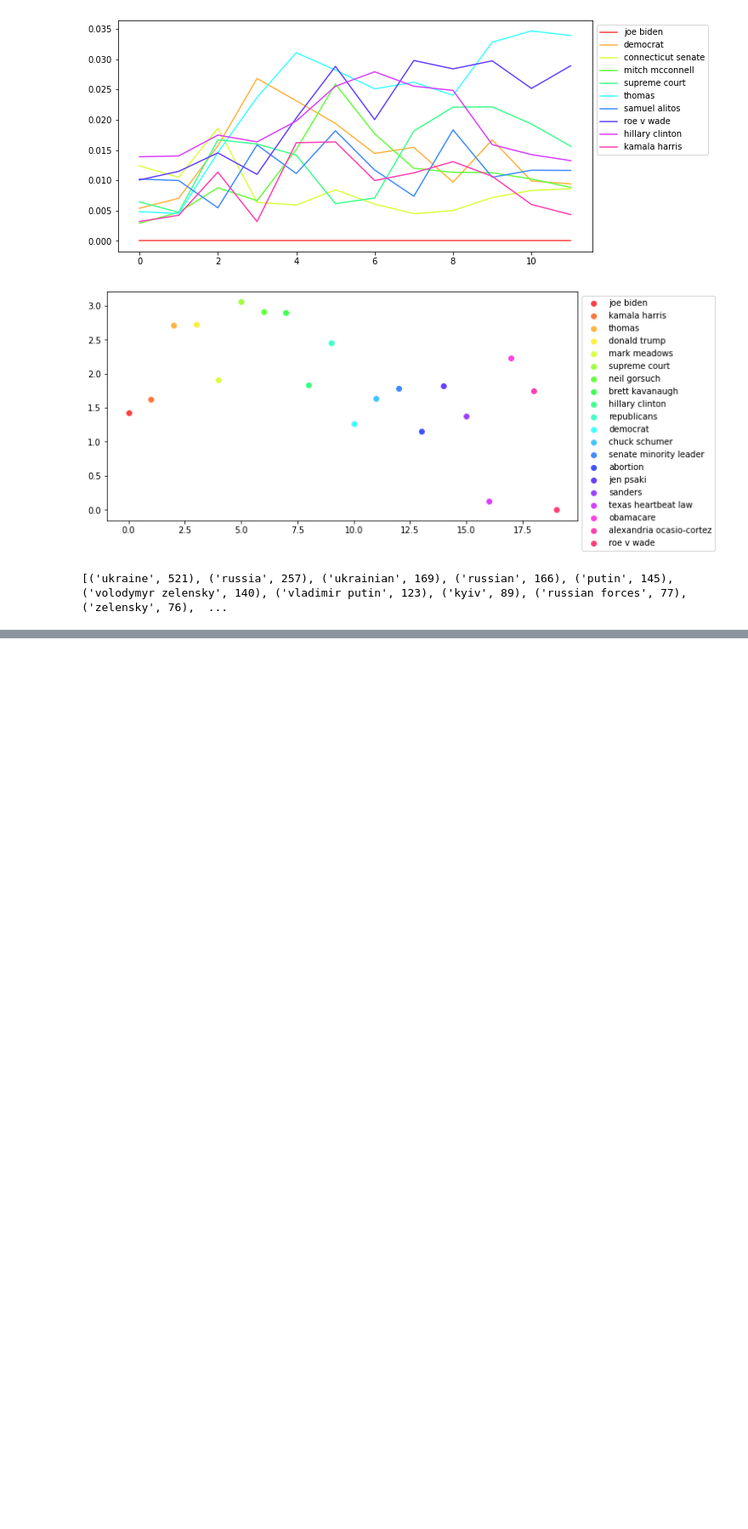
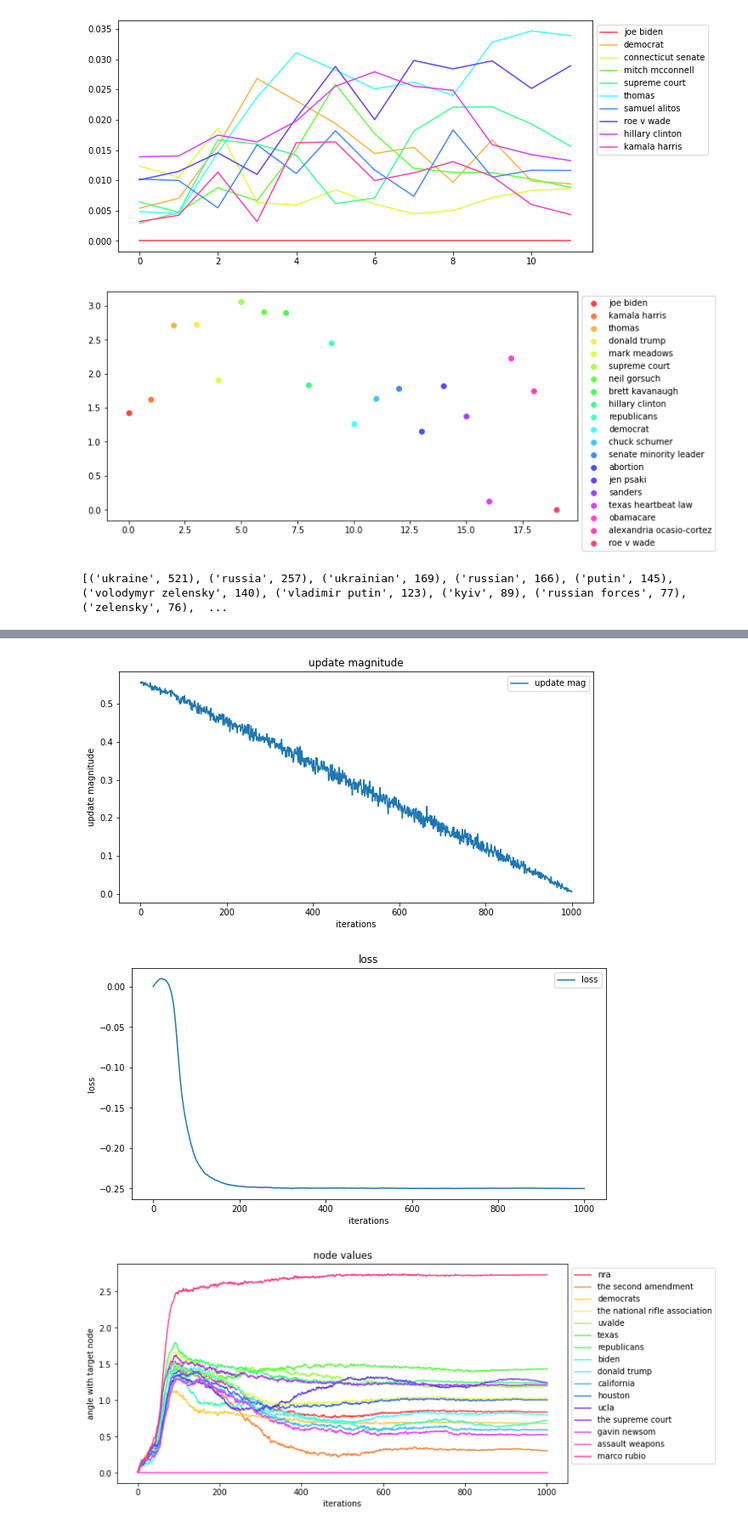
Before and after one commit to DavidChong2523/Message-Passing, a Jupyter notebook: msg_passing.ipynb, the cells around one changed output, grey strips where cells are left out. Shown at 85% size. Drawn from its saved outputs; the diff is of its cells as text; code cells hidden in the pictures; blank space fills up the shorter version.

```diff
--- a/msg_passing.ipynb
+++ b/msg_passing.ipynb
@@ -191,0 +166,33 @@ china [-0.67863537  0.34609224  0.64782266] [ 0.41647279  0.90672267 -0.06636579
+# %%
+gun_nodes = [
+    "nra",
+    "the second amendment",
+    "democrats",
+    "the national rifle association",
+    "uvalde",
+    "texas",
+    "republicans",
+    "biden",
+    "donald trump",
+    "california",
+    "houston",
+    "ucla",
+    "the supreme court",
+    "gavin newsom",
+    "assault weapons",
+    "marco rubio",
+    "cnn",
+]
+target="assault weapons"
+war_fname = "output/gun_regulations_v2_1000K_lr_3_dim_10.graphml"
+war_fname_hist = "output/gun_regulations_v2_1000K_lr_3_dim_10.pkl"
+
+wg = msg_passing.load_graph_graphml(war_fname)
+hist, diagnostic_hist = msg_passing.load_history(war_fname_hist)
+display.plot_diagnostic(diagnostic_hist)
+display.plot_history(hist, target=target)
+display.plot_final_values(wg, gun_nodes, target)
+# %% [output]
+[figure, added]
+[figure, added]
+[figure, added]
```
Also changed, not shown: parts of 11 cells of this notebook, 3 other files.
